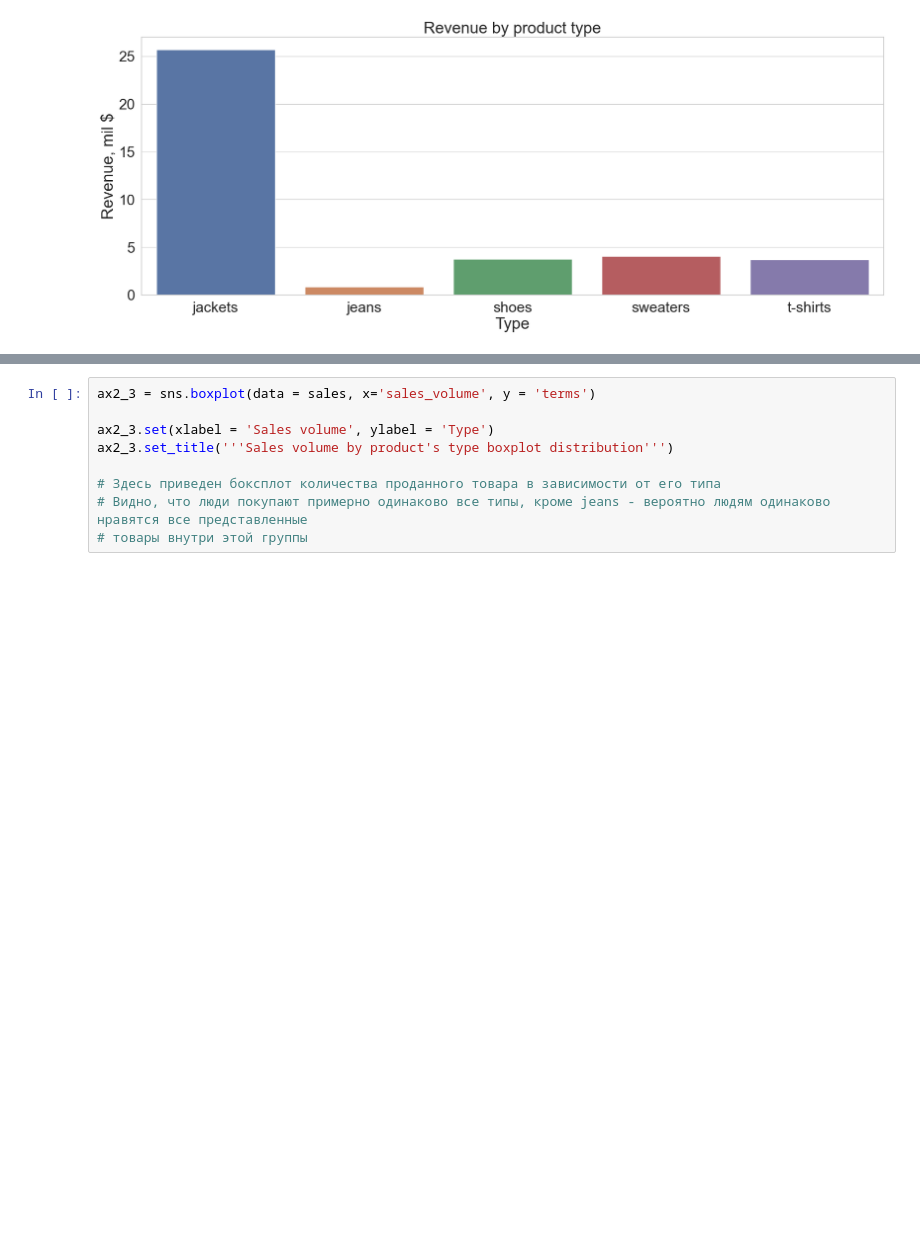
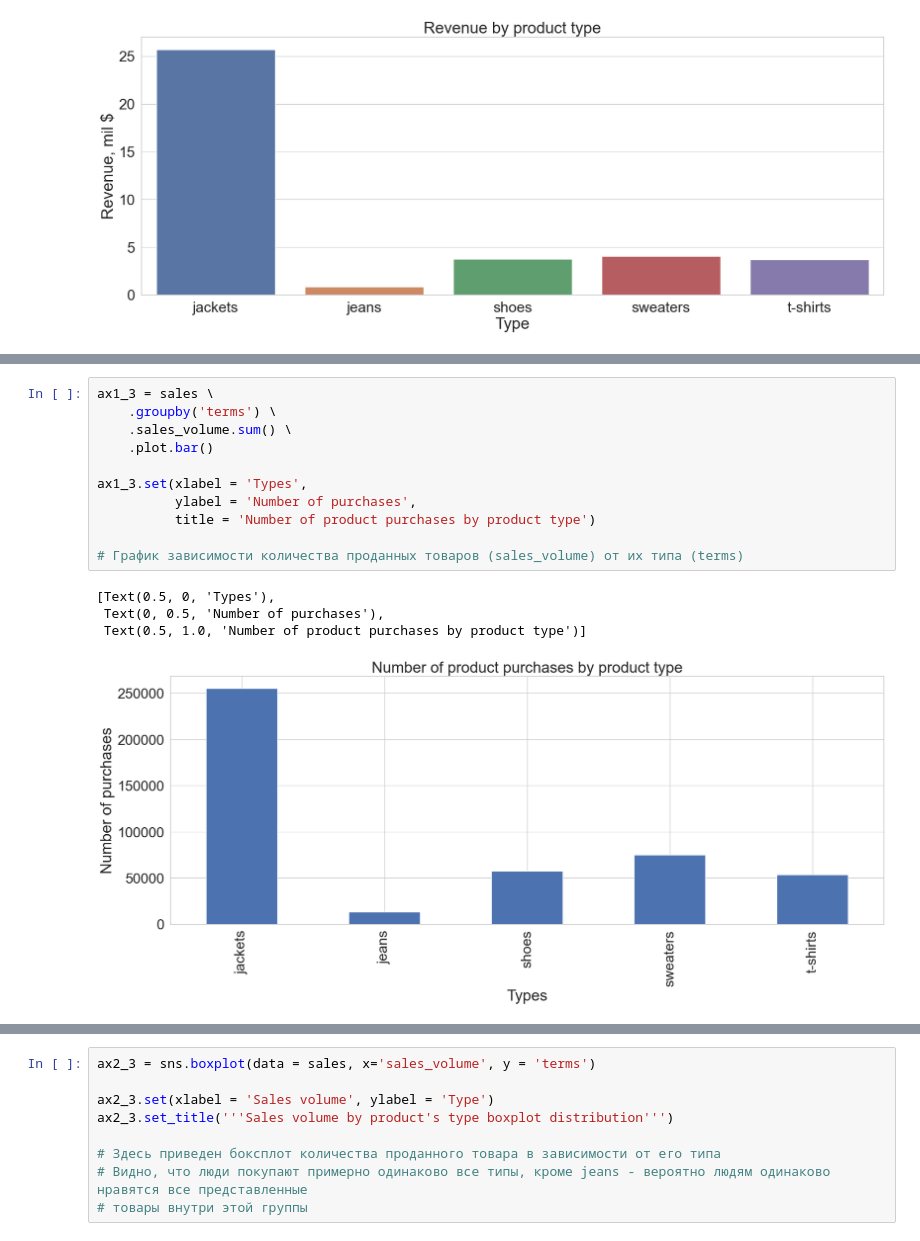
Before and after one commit to Kelebrimbor/Analytics, a Jupyter notebook: Zara_sales/Kaggle_Zara_sales.ipynb, the cells around one changed output, grey strips where cells are left out. Drawn from its saved outputs; the diff is of its cells as text; blank space fills up the shorter version.

```diff
--- a/Zara_sales/Kaggle_Zara_sales.ipynb
+++ b/Zara_sales/Kaggle_Zara_sales.ipynb
@@ -354,0 +338,16 @@ Text(0.5, 1.0, 'Revenue by product type boxplot distribution')
+# %%
+ax1_3 = sales \
+    .groupby('terms') \
+    .sales_volume.sum() \
+    .plot.bar()
+
+ax1_3.set(xlabel = 'Types',
+          ylabel = 'Number of purchases',
+          title = 'Number of product purchases by product type')
+
+# График зависимости количества проданных товаров (sales_volume) от их типа (terms)
+# %% [output]
+[Text(0.5, 0, 'Types'),
+ Text(0, 0.5, 'Number of purchases'),
+ Text(0.5, 1.0, 'Number of product purchases by product type')]
+[figure, added]
```
Also changed, not shown: parts of 19 cells of this notebook.
